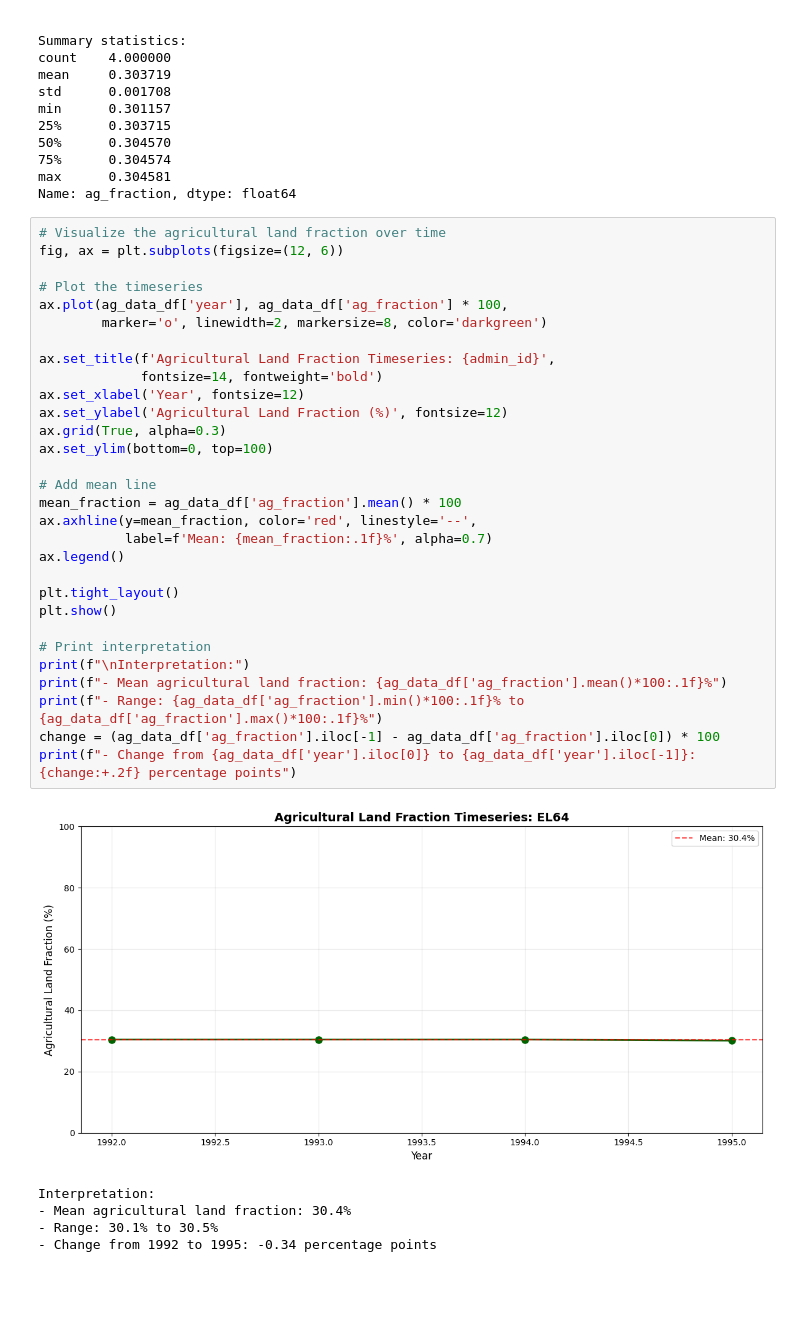
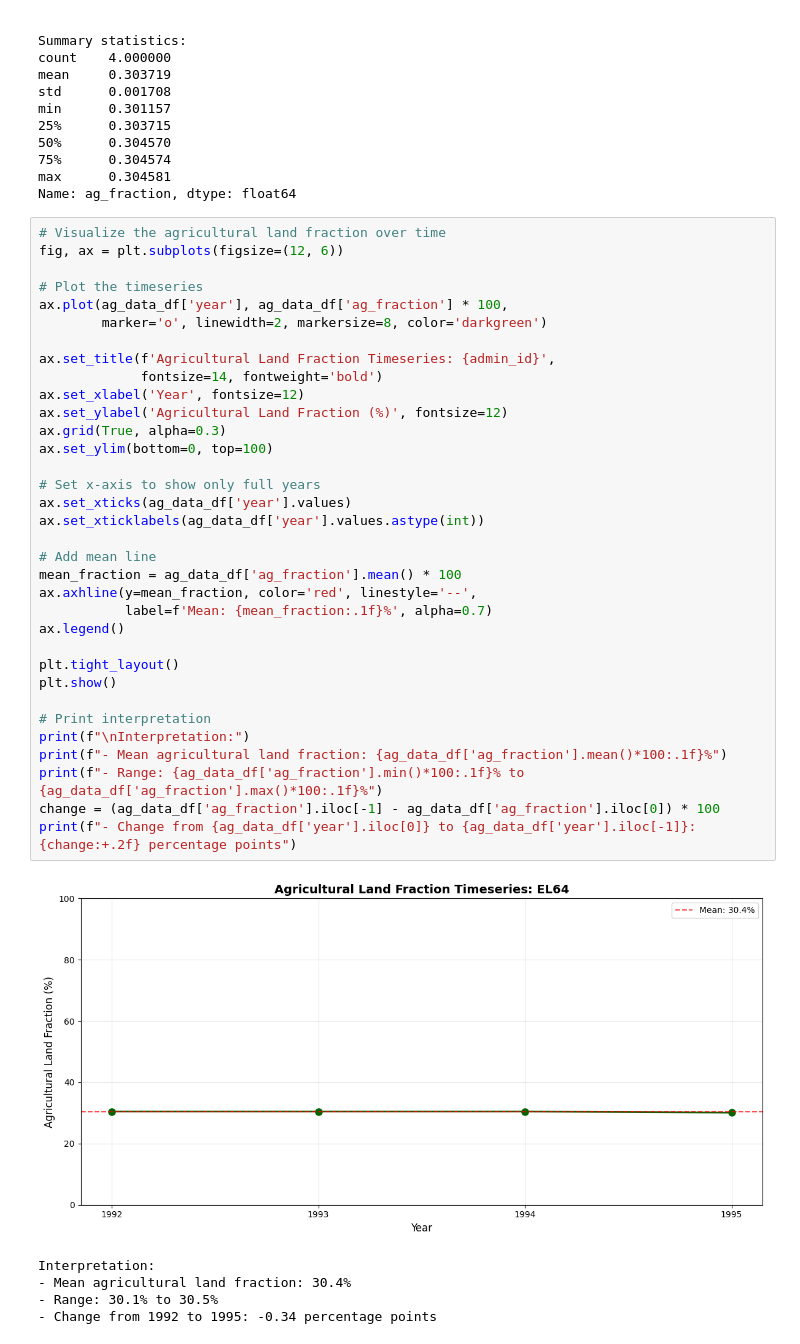
Before and after one commit to ecmwf-training/drought-exposure, a Jupyter notebook: how-to-guides/estimate_agricultural_land.ipynb, the cells around one changed output. Drawn from its saved outputs; the diff is of its cells as text; blank space fills up the shorter version.

Commit message:
style: years on x-axis of plot

```diff
--- a/how-to-guides/estimate_agricultural_land.ipynb
+++ b/how-to-guides/estimate_agricultural_land.ipynb
@@ -259,34 +259,38 @@ Name: ag_fraction, dtype: float64
 # Visualize the agricultural land fraction over time
 fig, ax = plt.subplots(figsize=(12, 6))
 
 # Plot the timeseries
 ax.plot(ag_data_df['year'], ag_data_df['ag_fraction'] * 100,
         marker='o', linewidth=2, markersize=8, color='darkgreen')
 
 ax.set_title(f'Agricultural Land Fraction Timeseries: {admin_id}',
              fontsize=14, fontweight='bold')
 ax.set_xlabel('Year', fontsize=12)
 ax.set_ylabel('Agricultural Land Fraction (%)', fontsize=12)
 ax.grid(True, alpha=0.3)
 ax.set_ylim(bottom=0, top=100)
+
+# Set x-axis to show only full years
+ax.set_xticks(ag_data_df['year'].values)
+ax.set_xticklabels(ag_data_df['year'].values.astype(int))
 
 # Add mean line
 mean_fraction = ag_data_df['ag_fraction'].mean() * 100
 ax.axhline(y=mean_fraction, color='red', linestyle='--',
            label=f'Mean: {mean_fraction:.1f}%', alpha=0.7)
 ax.legend()
 
 plt.tight_layout()
 plt.show()
 
 # Print interpretation
 print(f"\nInterpretation:")
 print(f"- Mean agricultural land fraction: {ag_data_df['ag_fraction'].mean()*100:.1f}%")
 print(f"- Range: {ag_data_df['ag_fraction'].min()*100:.1f}% to {ag_data_df['ag_fraction'].max()*100:.1f}%")
 change = (ag_data_df['ag_fraction'].iloc[-1] - ag_data_df['ag_fraction'].iloc[0]) * 100
 print(f"- Change from {ag_data_df['year'].iloc[0]} to {ag_data_df['year'].iloc[-1]}: {change:+.2f} percentage points")
 # %% [output]
-[figure, old version]
+[figure, new version]
 Interpretation:
 - Mean agricultural land fraction: 30.4%
 - Range: 30.1% to 30.5%
```
